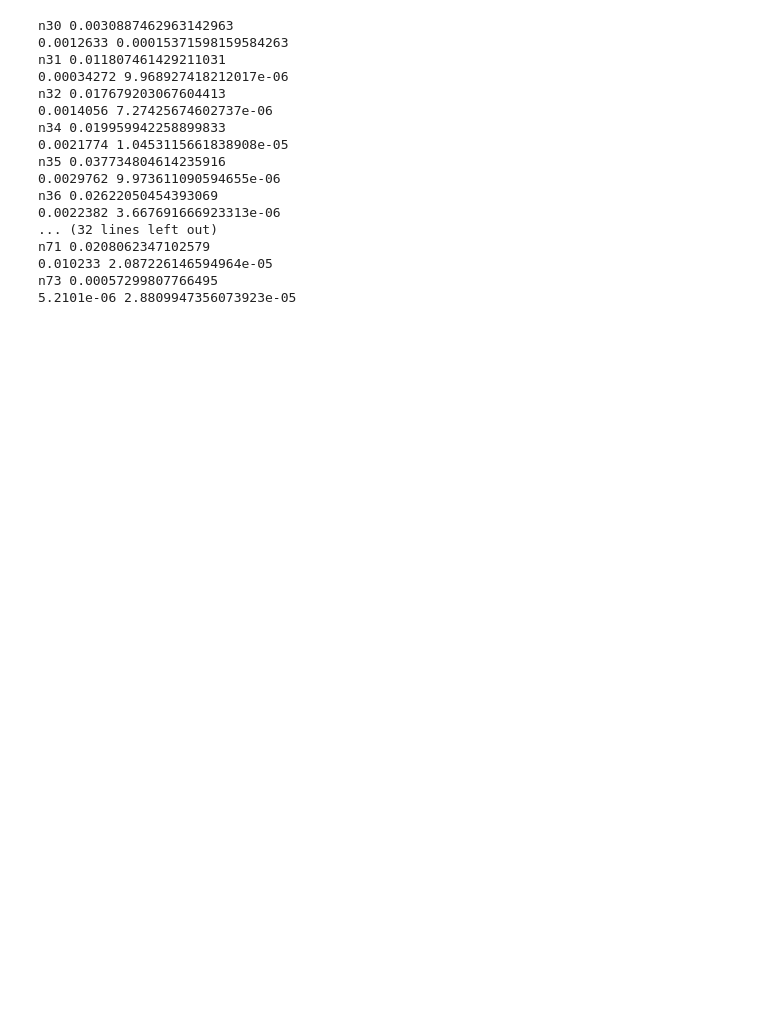
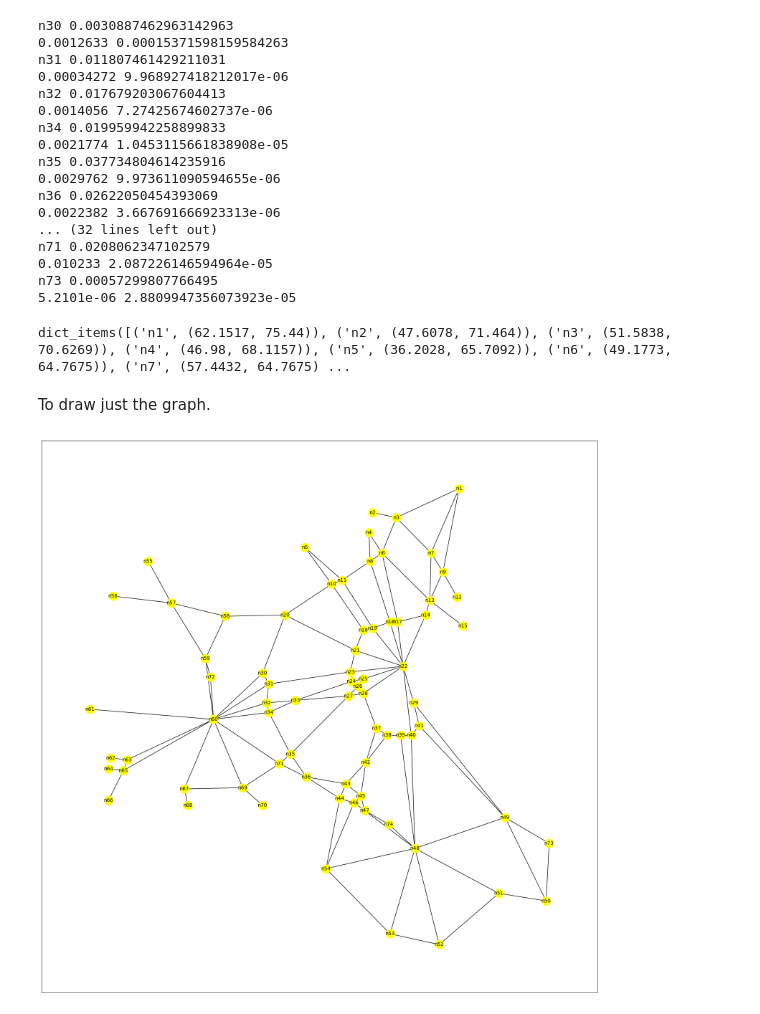
Before and after one commit to jieunbyun/BNS-JT, a Jupyter notebook: BNS_JT/demos/pf_map/post.ipynb, the cells around one changed output. Drawn from its saved outputs; the diff is of its cells as text; code cells hidden in the pictures; blank space fills up the shorter version.

```diff
--- a/BNS_JT/demos/pf_map/post.ipynb
+++ b/BNS_JT/demos/pf_map/post.ipynb
@@ -182,3 +192,28 @@ n71 0.0208062347102579
 0.010233 2.087226146594964e-05
 n73 0.00057299807766495
 5.2101e-06 2.8809947356073923e-05
+# %%
+node_coords.items()
+# %% [output]
+dict_items([('n1', (62.1517, 75.44)), ('n2', (47.6078, 71.464)), ('n3', (51.5838, 70.6269)), ('n4', (46.98, 68.1157)), ('n5', (36.2028, 65.7092)), ('n6', (49.1773, 64.7675)), ('n7', (57.4432, 64.7675) ...
+# %% [markdown]
+To draw just the graph.
+# %%
+plt.figure(figsize=(20,20))
+
+G = nx.Graph()
+for e, v in arcs.items():
+    G.add_edge(v[0], v[1], label=e)
+
+for n, v in node_coords.items():
+    if n != 'epi':
+        G.add_node(n, pos=v)
+
+nx.draw_networkx(G, node_coords, font_size=10, node_color='yellow')
+
+#edge_labels = nx.get_edge_attributes(G, 'label')
+#nx.draw_networkx_edge_labels(G, node_coords, edge_labels=edge_labels)
+
+plt.show()
+# %% [output]
+[figure, added]
```
Also changed, not shown: parts of 3 cells of this notebook.
